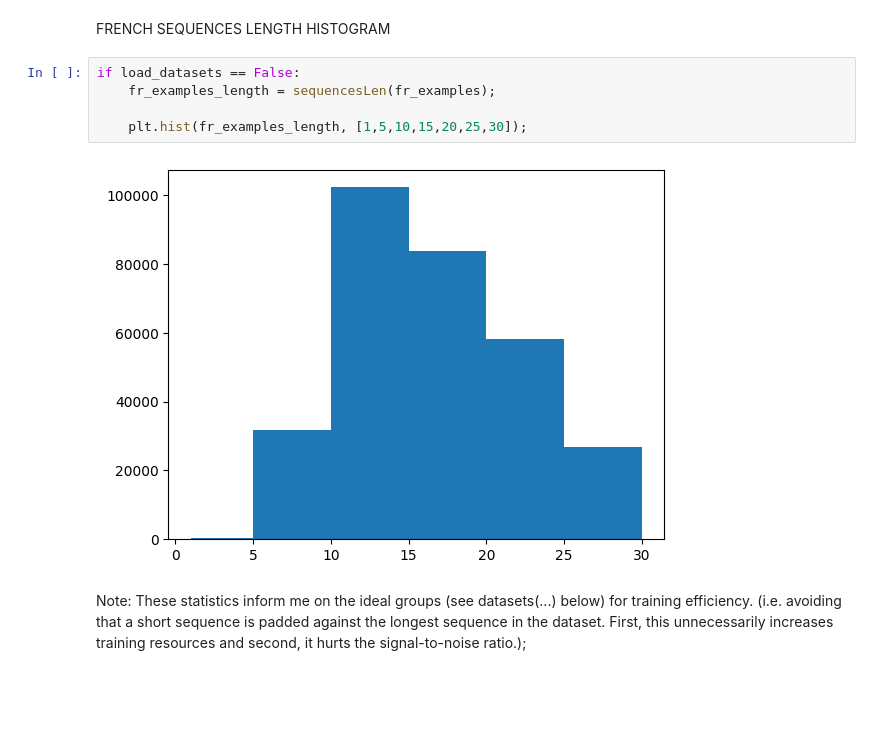
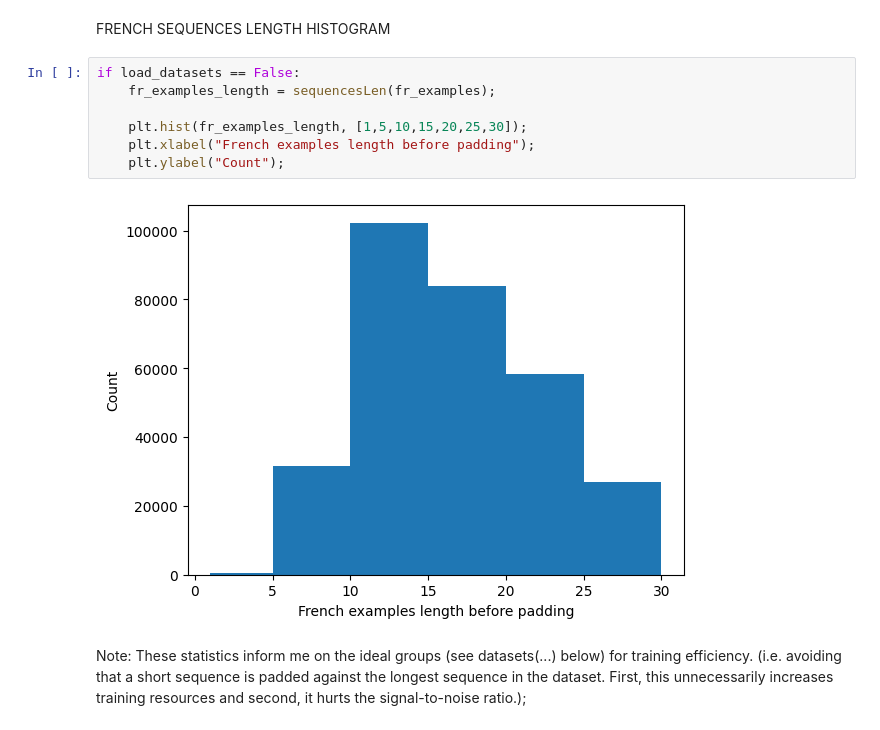
Before and after one commit to Excelsior7/NLPProjects, a Jupyter notebook: MachineTranslation/Transformer/notebook/Transformer_implementation.ipynb, the cells around one changed output. Saved outputs shown, nothing was run; the diff lists cells and outputs as text; blank space fills up the shorter version.

```diff
--- a/MachineTranslation/Transformer/notebook/Transformer_implementation.ipynb
+++ b/MachineTranslation/Transformer/notebook/Transformer_implementation.ipynb
@@ -393,10 +396,12 @@ FRENCH SEQUENCES LENGTH HISTOGRAM
 # %%
 if load_datasets == False:
     fr_examples_length = sequencesLen(fr_examples);
 
     plt.hist(fr_examples_length, [1,5,10,15,20,25,30]);
+    plt.xlabel("French examples length before padding");
+    plt.ylabel("Count");
 # %% [output]
-[figure, old version]
+[figure, new version]
 # %% [markdown]
 Note: These statistics inform me on the ideal groups (see datasets(...) below) for training efficiency.
 (i.e. avoiding that a short sequence is padded against the longest sequence in the dataset. First, this unnecessarily increases training resources and second, it hurts the signal-to-noise ratio.);
```
Also changed, not shown: parts of 7 cells of this notebook, 1 other file.
